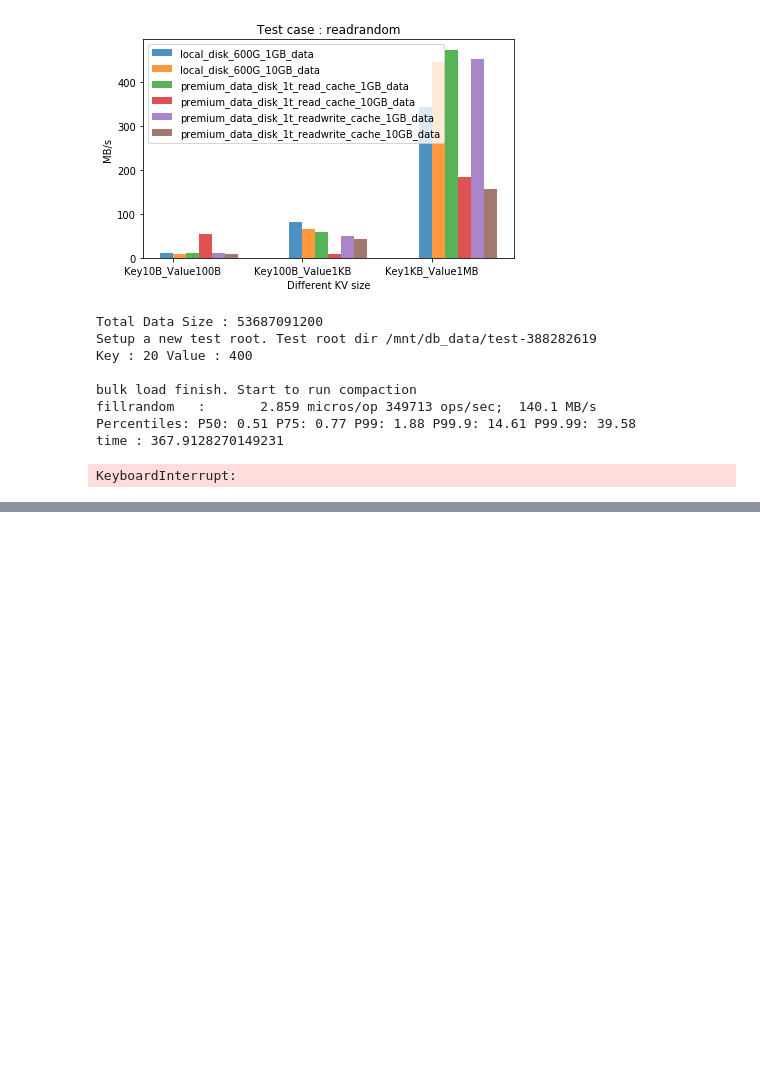
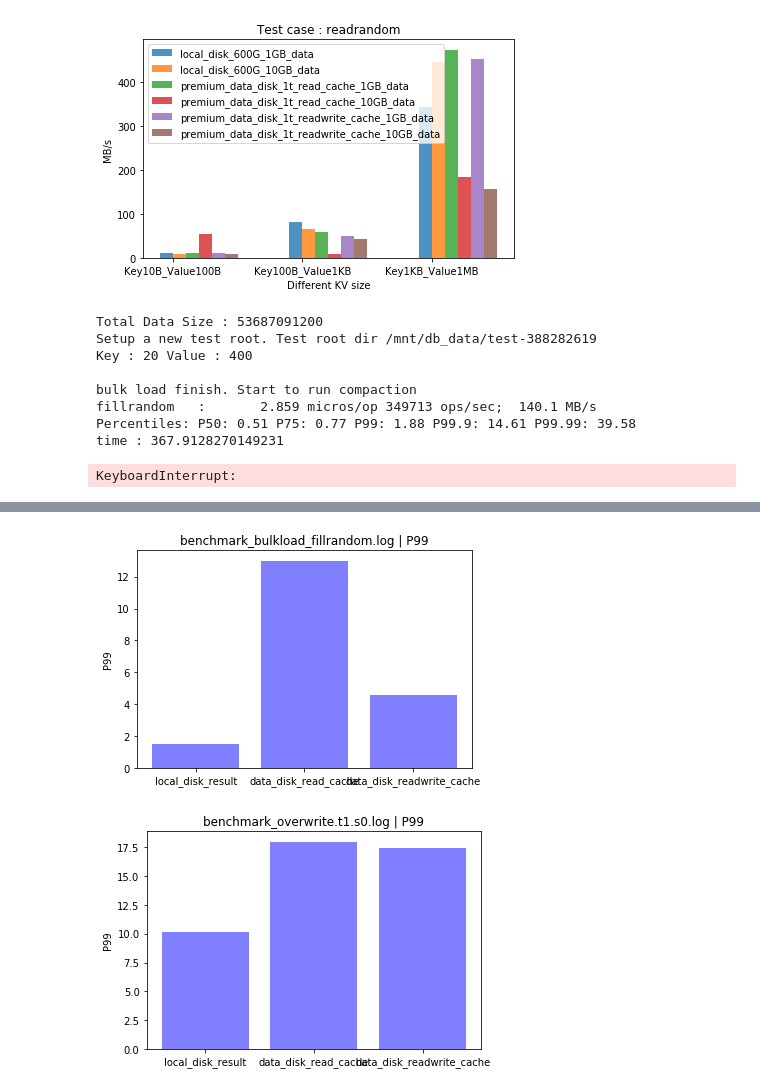
Before and after one commit to xiefan46/samza-azure-storage, a Jupyter notebook: milestone2/python/milestone2-tests.ipynb, the cells around one changed output, grey strips where cells are left out. Drawn from its saved outputs; the diff is of its cells as text; code cells hidden in the pictures; blank space fills up the shorter version.

```diff
--- a/milestone2/python/milestone2-tests.ipynb
+++ b/milestone2/python/milestone2-tests.ipynb
@@ -682,0 +707,5 @@ KeyboardInterrupt:
+# %%
+plot_benchmark(LOG_RES_P99, color = 'b')
+# %% [output]
+[figure, added]
+[figure, added]
```
Also changed, not shown: parts of 4 cells of this notebook, 10 other files.
